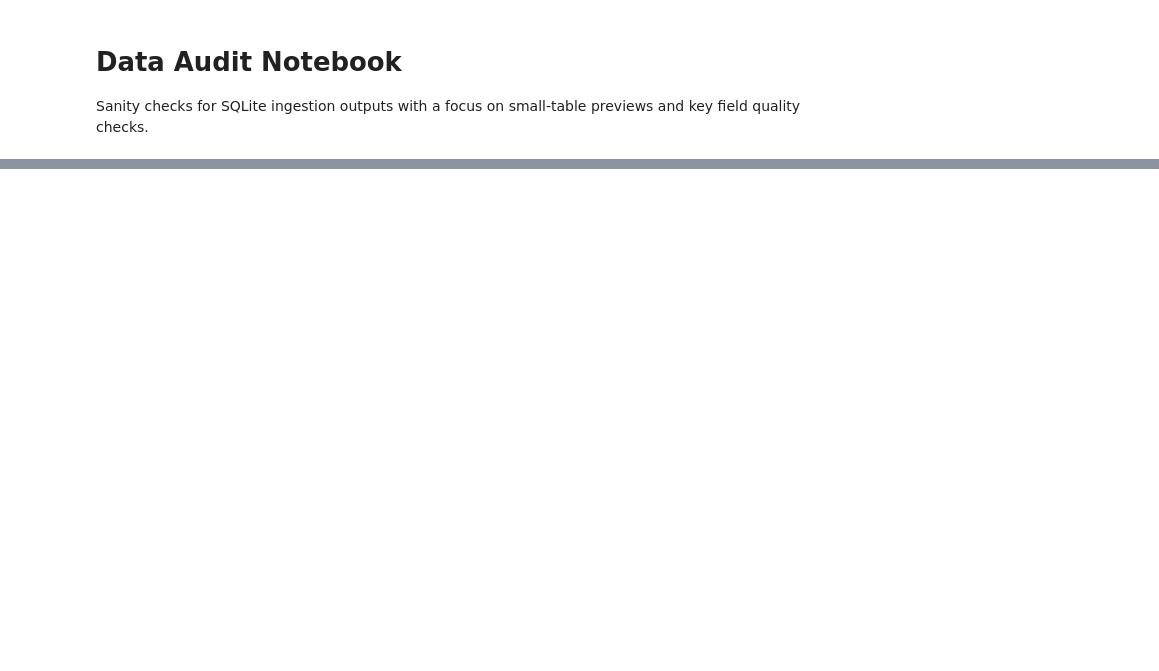
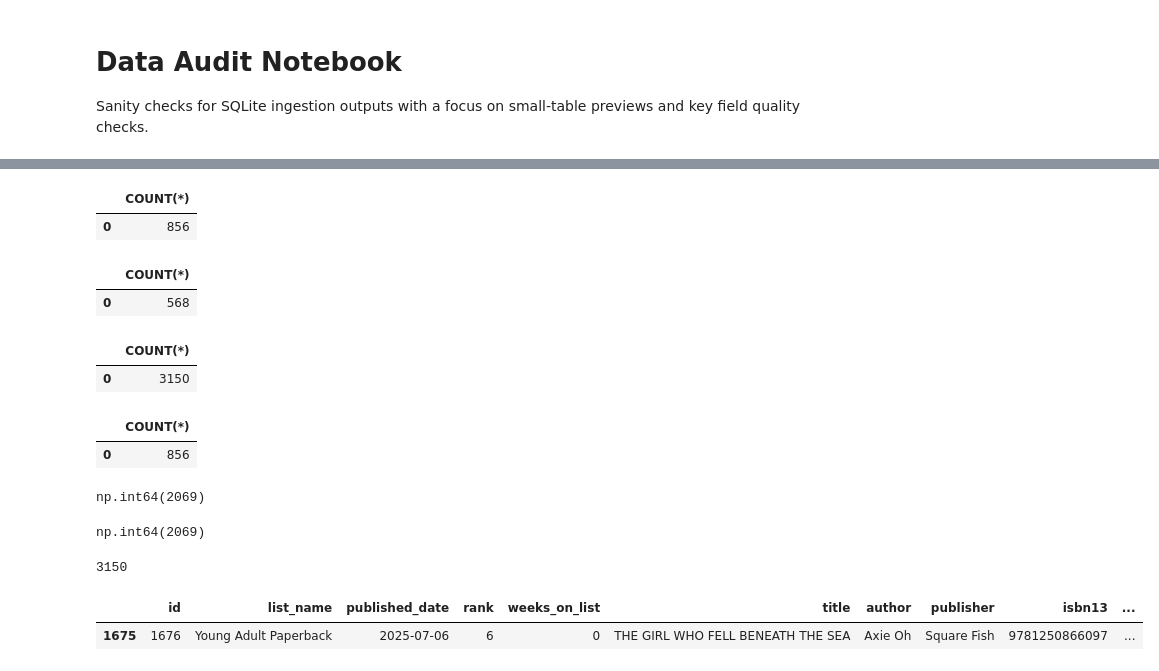
Before and after one commit to ZWUrbo/nyt-bestseller-analysis, a Jupyter notebook: notebooks/data_audit.ipynb, the cells around one changed output, grey strips where cells are left out. Saved outputs shown, nothing was run; the diff lists cells and outputs as text; code cells hidden in the pictures; blank space fills up the shorter version.

```diff
--- a/notebooks/data_audit.ipynb
+++ b/notebooks/data_audit.ipynb
@@ -26,3 +32,67 @@ tables
+# %%
+pd.read_sql_query(
+    """
+    SELECT COUNT(*)
+    FROM openlibrary_enrichment
+    """,
+    conn
+)
+# %% [output]
+|  | COUNT(*) |
+| 0 | 856 |
+# %%
+pd.read_sql_query(
+    """
+    SELECT COUNT(*)
+    FROM openlibrary_enrichment
+    WHERE work_key IS NOT NULL
+    """,
+    conn
+)
+# %% [output]
+|  | COUNT(*) |
+| 0 | 568 |
+# %%
+pd.read_sql_query(
+    """
+    SELECT COUNT(*)
+    FROM nyt_entries
+    """,
+    conn
+)
+# %% [output]
+|  | COUNT(*) |
+| 0 | 3150 |
+# %%
+pd.read_sql_query(
+    """
+    SELECT COUNT(*)
+    FROM openlibrary_enrichment
+    WHERE Subjects IS NOT NULL
+    """,
+    conn
+)
+# %% [output]
+|  | COUNT(*) |
+| 0 | 856 |
+# %%
+nyt_ol = pd.read_csv('../data/processed/nyt_openlibrary_joined.csv')
+# %% [output]
+np.int64(2069)
+# %%
+
+nyt_ol['subjects'].isna().sum()
+# %% [output]
+np.int64(2069)
+# %%
+len(nyt_ol)
+# %% [output]
+3150
+# %%
+nyt_ol[nyt_ol['title'] == "THE GIRL WHO FELL BENEATH THE SEA"]
+# %% [output]
+|  | id | list_name | published_date | rank | weeks_on_list | title | author | publisher | isbn13 | ... |
+| 1675 | 1676 | Young Adult Paperback | 2025-07-06 | 6 | 0 | THE GIRL WHO FELL BENEATH THE SEA | Axie Oh | Square Fish | 9781250866097 | ... |
 # %%
 # 2) Row counts per table
 counts = []
```
Also changed, not shown: parts of 5 cells of this notebook, 1 other file.
